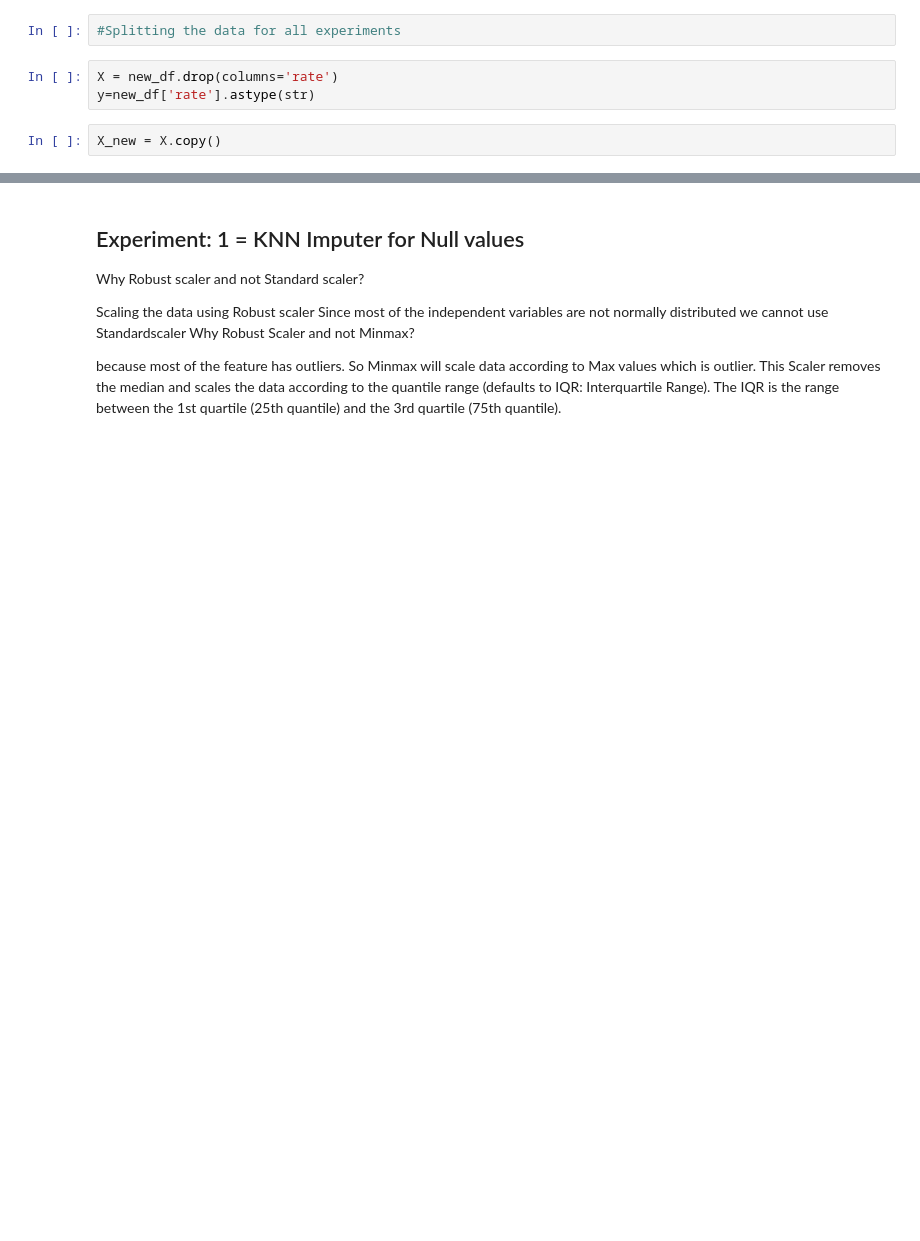
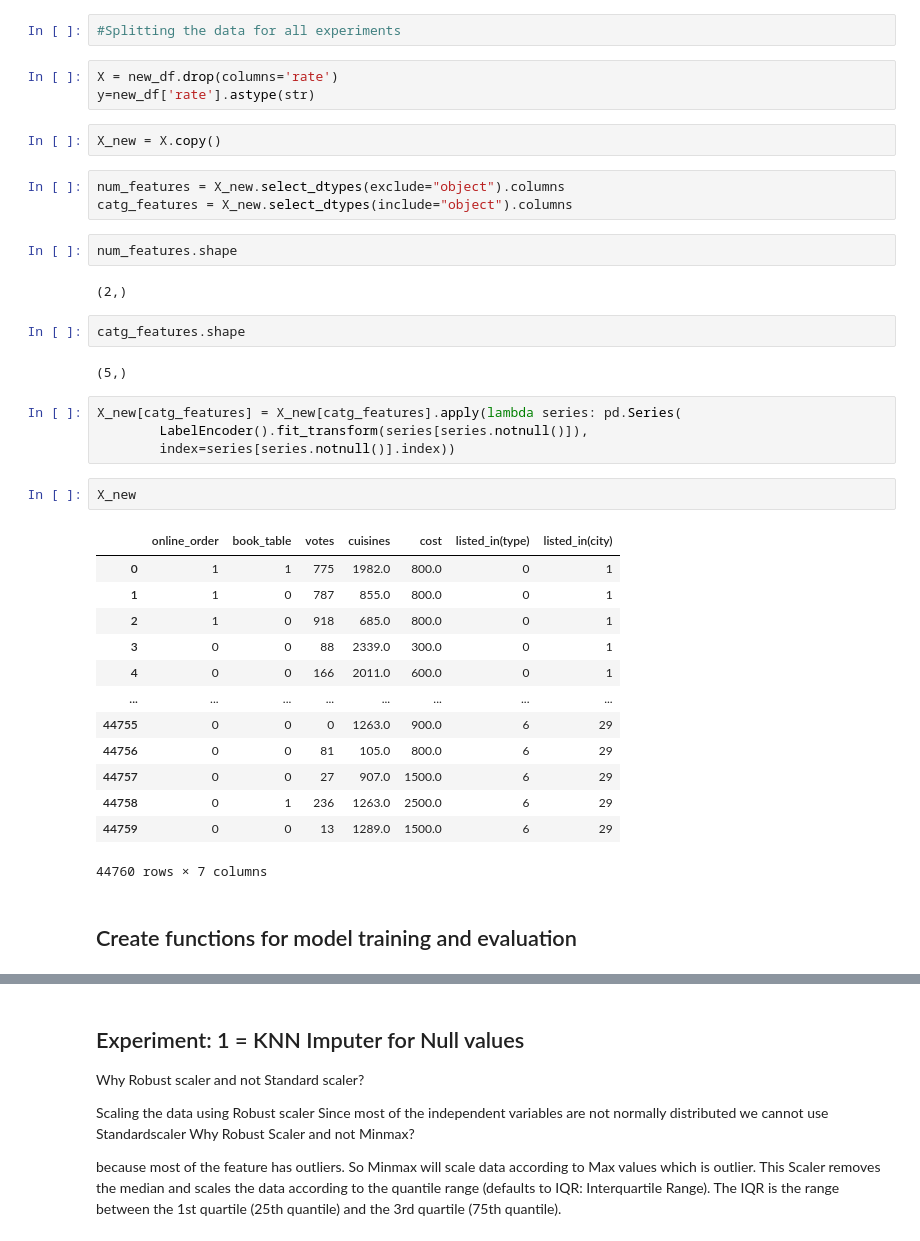
Before and after one commit to MaheshKumarMK/Multilabel-classification-Prediction, a Jupyter notebook: Ratings_EDA.ipynb, the cells around one changed output, grey strips where cells are left out. Saved outputs shown, nothing was run; the diff lists cells and outputs as text; blank space fills up the shorter version.

```diff
--- a/Ratings_EDA.ipynb
+++ b/Ratings_EDA.ipynb
@@ -688,3 +624,36 @@ X = new_df.drop(columns='rate')
 y=new_df['rate'].astype(str)
 # %%
 X_new = X.copy()
+# %%
+num_features = X_new.select_dtypes(exclude="object").columns
+catg_features = X_new.select_dtypes(include="object").columns
+# %%
+num_features.shape
+# %% [output]
+(2,)
+# %%
+catg_features.shape
+# %% [output]
+(5,)
+# %%
+X_new[catg_features] = X_new[catg_features].apply(lambda series: pd.Series(
+        LabelEncoder().fit_transform(series[series.notnull()]),
+        index=series[series.notnull()].index))
+# %%
+X_new
+# %% [output]
+|  | online_order | book_table | votes | cuisines | cost | listed_in(type) | listed_in(city) |
+| 0 | 1 | 1 | 775 | 1982.0 | 800.0 | 0 | 1 |
+| 1 | 1 | 0 | 787 | 855.0 | 800.0 | 0 | 1 |
+| 2 | 1 | 0 | 918 | 685.0 | 800.0 | 0 | 1 |
+| 3 | 0 | 0 | 88 | 2339.0 | 300.0 | 0 | 1 |
+| 4 | 0 | 0 | 166 | 2011.0 | 600.0 | 0 | 1 |
+| ... | ... | ... | ... | ... | ... | ... | ... |
+| 44755 | 0 | 0 | 0 | 1263.0 | 900.0 | 6 | 29 |
+| 44756 | 0 | 0 | 81 | 105.0 | 800.0 | 6 | 29 |
+| 44757 | 0 | 0 | 27 | 907.0 | 1500.0 | 6 | 29 |
+| 44758 | 0 | 1 | 236 | 1263.0 | 2500.0 | 6 | 29 |
+| 44759 | 0 | 0 | 13 | 1289.0 | 1500.0 | 6 | 29 |
+44760 rows × 7 columns
+# %% [markdown]
+## Create functions for model training and evaluation
```
Also changed, not shown: parts of 42 cells of this notebook.
